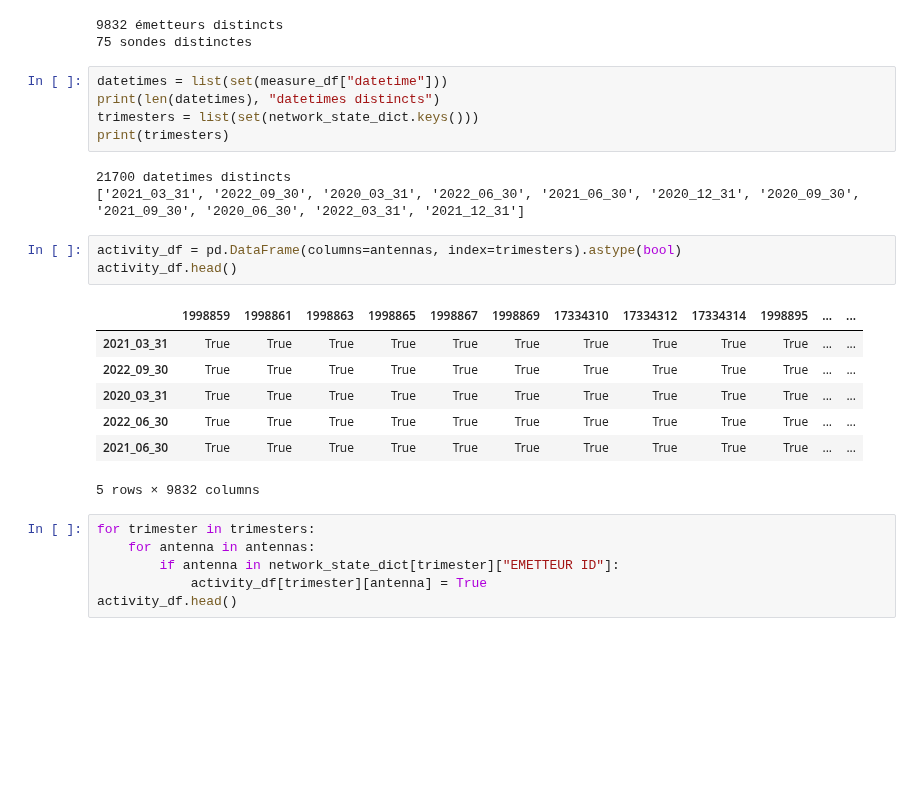
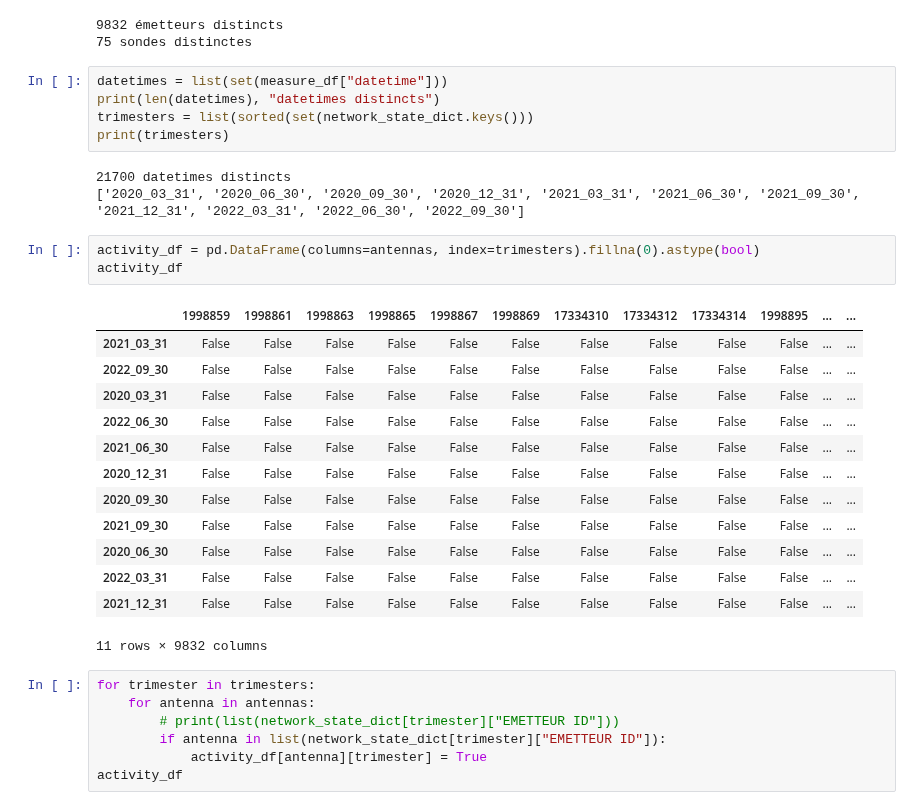
Before and after one commit to Coding-Foundation/FrHack-2022, a Jupyter notebook: clustering.ipynb, the cells around one changed output. Cells and saved outputs as stored; diff of their text form; blank space fills up the shorter version.

```diff
--- a/clustering.ipynb
+++ b/clustering.ipynb
@@ -342,25 +364,32 @@ print(len(sondes), "sondes distinctes")
 # %%
 datetimes = list(set(measure_df["datetime"]))
 print(len(datetimes), "datetimes distincts")
-trimesters = list(set(network_state_dict.keys()))
+trimesters = list(sorted(set(network_state_dict.keys()))
 print(trimesters)
 # %% [output]
 21700 datetimes distincts
-['2021_03_31', '2022_09_30', '2020_03_31', '2022_06_30', '2021_06_30', '2020_12_31', '2020_09_30', '2021_09_30', '2020_06_30', '2022_03_31', '2021_12_31']
+['2020_03_31', '2020_06_30', '2020_09_30', '2020_12_31', '2021_03_31', '2021_06_30', '2021_09_30', '2021_12_31', '2022_03_31', '2022_06_30', '2022_09_30']
 # %%
-activity_df = pd.DataFrame(columns=antennas, index=trimesters).astype(bool)
-activity_df.head()
+activity_df = pd.DataFrame(columns=antennas, index=trimesters).fillna(0).astype(bool)
+activity_df
 # %% [output]
 |  | 1998859 | 1998861 | 1998863 | 1998865 | 1998867 | 1998869 | 17334310 | 17334312 | 17334314 | 1998895 | ... | ... |
-| 2021_03_31 | True | True | True | True | True | True | True | True | True | True | ... | ... |
-| 2022_09_30 | True | True | True | True | True | True | True | True | True | True | ... | ... |
-| 2020_03_31 | True | True | True | True | True | True | True | True | True | True | ... | ... |
-| 2022_06_30 | True | True | True | True | True | True | True | True | True | True | ... | ... |
-| 2021_06_30 | True | True | True | True | True | True | True | True | True | True | ... | ... |
+| 2021_03_31 | False | False | False | False | False | False | False | False | False | False | ... | ... |
+| 2022_09_30 | False | False | False | False | False | False | False | False | False | False | ... | ... |
+| 2020_03_31 | False | False | False | False | False | False | False | False | False | False | ... | ... |
+| 2022_06_30 | False | False | False | False | False | False | False | False | False | False | ... | ... |
+| 2021_06_30 | False | False | False | False | False | False | False | False | False | False | ... | ... |
+| 2020_12_31 | False | False | False | False | False | False | False | False | False | False | ... | ... |
+| 2020_09_30 | False | False | False | False | False | False | False | False | False | False | ... | ... |
+| 2021_09_30 | False | False | False | False | False | False | False | False | False | False | ... | ... |
+| 2020_06_30 | False | False | False | False | False | False | False | False | False | False | ... | ... |
+| 2022_03_31 | False | False | False | False | False | False | False | False | False | False | ... | ... |
+| 2021_12_31 | False | False | False | False | False | False | False | False | False | False | ... | ... |
-5 rows × 9832 columns
+11 rows × 9832 columns
 # %%
 for trimester in trimesters:
     for antenna in antennas:
-        if antenna in network_state_dict[trimester]["EMETTEUR ID"]:
-            activity_df[trimester][antenna] = True
-activity_df.head()
+        # print(list(network_state_dict[trimester]["EMETTEUR ID"]))
+        if antenna in list(network_state_dict[trimester]["EMETTEUR ID"]):
+            activity_df[antenna][trimester] = True
+activity_df
```
Also changed, not shown: parts of 4 cells of this notebook.
